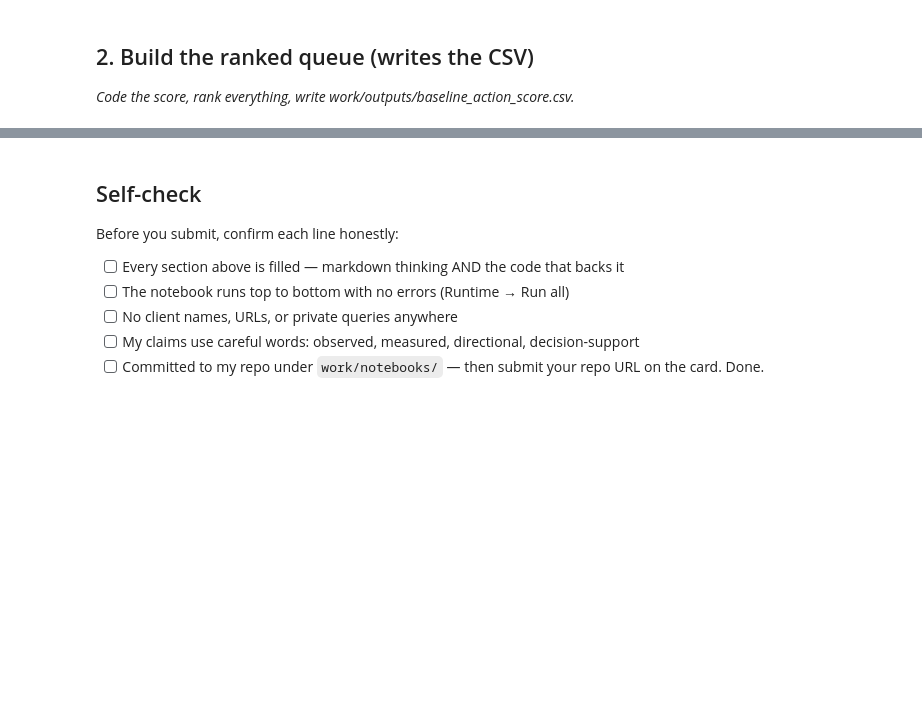
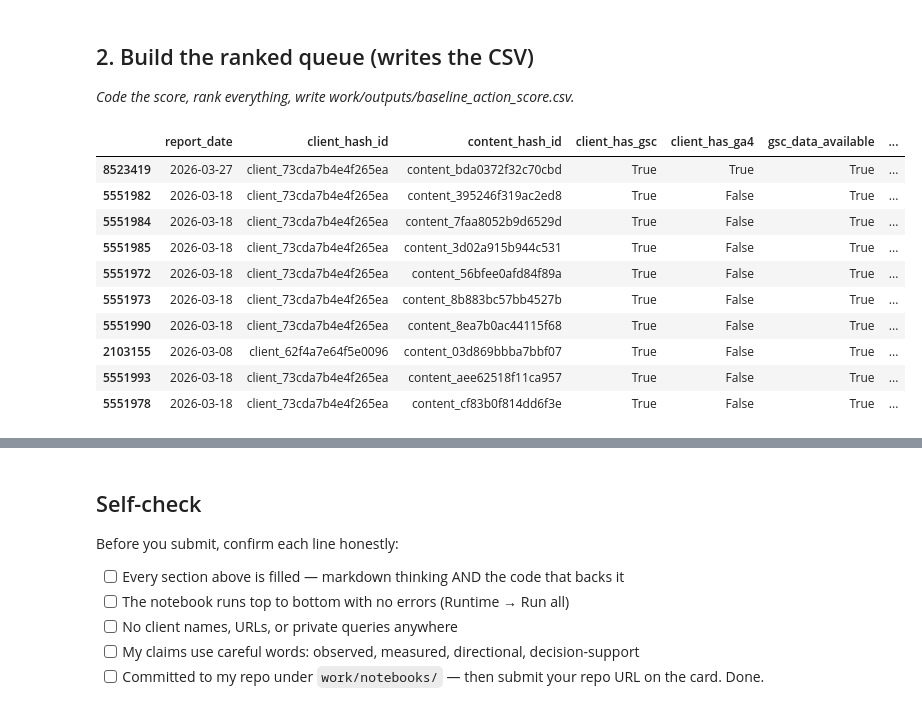
Before and after one commit to pakizahassan/flyrank-ml-internship, a Jupyter notebook: work/notebooks/w04_baseline_score.ipynb, the cells around one changed output, grey strips where cells are left out. Drawn from its saved outputs; the diff is of its cells as text; code cells hidden in the pictures; blank space fills up the shorter version.

```diff
--- a/work/notebooks/w04_baseline_score.ipynb
+++ b/work/notebooks/w04_baseline_score.ipynb
@@ -17,3 +88,98 @@ This skeleton is yours to fill. Work the sections **in order** — each one has
 ## 2. Build the ranked queue (writes the CSV)
 
 *Code the score, rank everything, write work/outputs/baseline_action_score.csv.*
+# %%
+import pandas as pd
+import numpy as np
+
+baseline = df.copy()
+
+# Create score
+baseline["action_score"] = 0
+
+baseline["reason_code"] = "NO_SIGNAL"
+
+
+# Rule 1: Low visibility
+baseline.loc[
+    baseline["gsc_impressions"] < 100,
+    "action_score"
+] += 30
+
+
+# Rule 2: Poor ranking
+baseline.loc[
+    baseline["gsc_avg_position"] > 20,
+    "action_score"
+] += 40
+
+
+# Rule 3: Low engagement
+baseline.loc[
+    baseline["ga4_engaged_sessions"].fillna(0) < 10,
+    "action_score"
+] += 30
+
+
+# Assign reason codes
+
+baseline.loc[
+    baseline["gsc_impressions"] < 100,
+    "reason_code"
+] = "LOW_VISIBILITY"
+
+
+baseline.loc[
+    baseline["gsc_avg_position"] > 20,
+    "reason_code"
+] = "LOW_RANKING"
+
+
+baseline.loc[
+    baseline["ga4_engaged_sessions"].fillna(0) < 10,
+    "reason_code"
+] = "LOW_ENGAGEMENT"
+
+
+# Multiple signals
+baseline.loc[
+    (
+        (baseline["gsc_impressions"] < 100) &
+        (baseline["gsc_avg_position"] > 20)
+    ),
+    "reason_code"
+] = "MULTIPLE_SIGNALS"
+
+
+# Action label
+
+baseline["action"] = np.where(
+    baseline["action_score"] >= 50,
+    "REFRESH_CONTENT",
+    "MONITOR"
+)
+
+
+# Rank pages
+
+baseline = baseline.sort_values(
+    "action_score",
+    ascending=False
+)
+
+baseline["rank"] = range(1, len(baseline)+1)
+
+
+baseline.head(10)
+# %% [output]
+|  | report_date | client_hash_id | content_hash_id | client_has_gsc | client_has_ga4 | gsc_data_available | ... |
+| 8523419 | 2026-03-27 | client_73cda7b4e4f265ea | content_bda0372f32c70cbd | True | True | True | ... |
+| 5551982 | 2026-03-18 | client_73cda7b4e4f265ea | content_395246f319ac2ed8 | True | False | True | ... |
+| 5551984 | 2026-03-18 | client_73cda7b4e4f265ea | content_7faa8052b9d6529d | True | False | True | ... |
+| 5551985 | 2026-03-18 | client_73cda7b4e4f265ea | content_3d02a915b944c531 | True | False | True | ... |
+| 5551972 | 2026-03-18 | client_73cda7b4e4f265ea | content_56bfee0afd84f89a | True | False | True | ... |
+| 5551973 | 2026-03-18 | client_73cda7b4e4f265ea | content_8b883bc57bb4527b | True | False | True | ... |
+| 5551990 | 2026-03-18 | client_73cda7b4e4f265ea | content_8ea7b0ac44115f68 | True | False | True | ... |
+| 2103155 | 2026-03-08 | client_62f4a7e64f5e0096 | content_03d869bbba7bbf07 | True | False | True | ... |
+| 5551993 | 2026-03-18 | client_73cda7b4e4f265ea | content_aee62518f11ca957 | True | False | True | ... |
+| 5551978 | 2026-03-18 | client_73cda7b4e4f265ea | content_cf83b0f814dd6f3e | True | False | True | ... |
```
Also changed, not shown: parts of 18 cells of this notebook.
